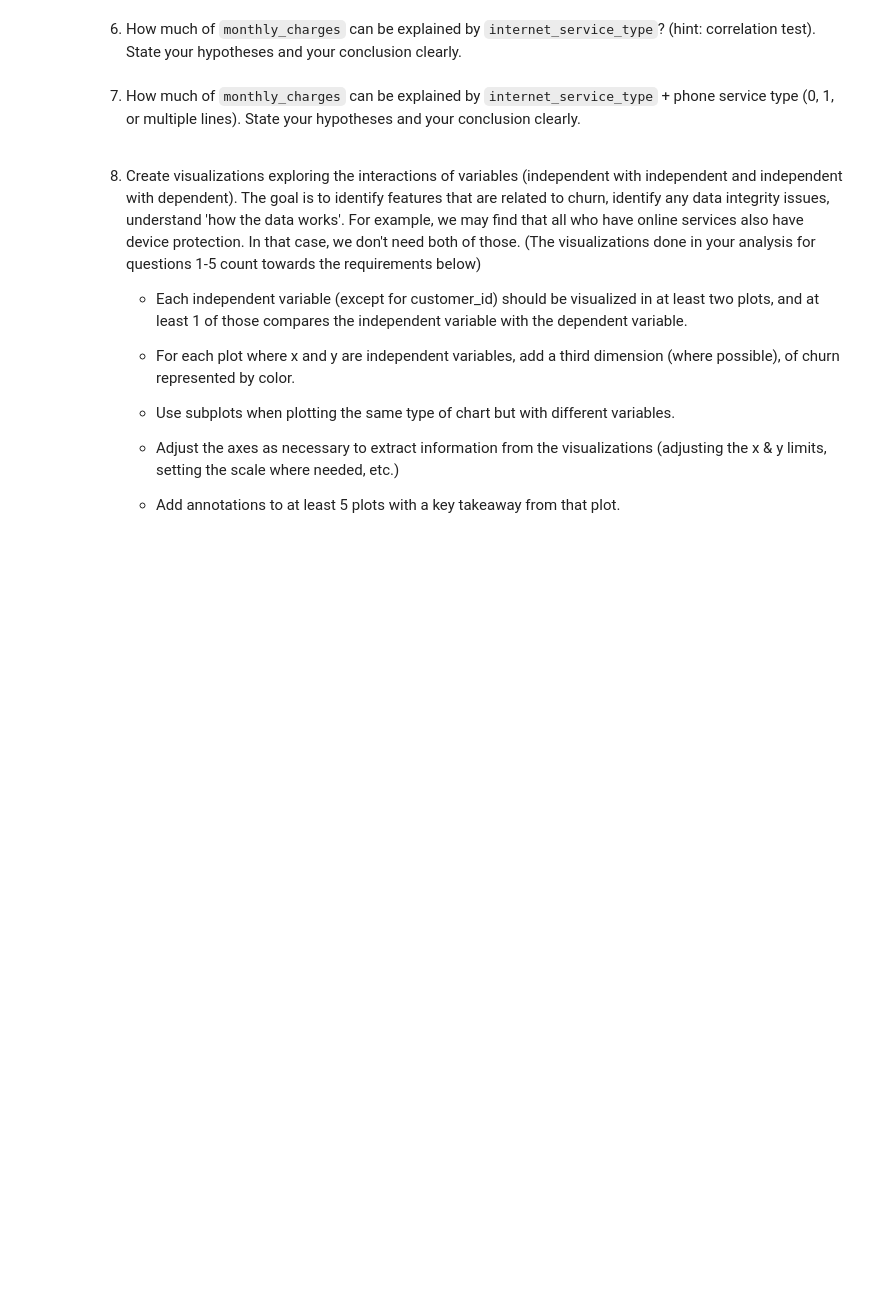
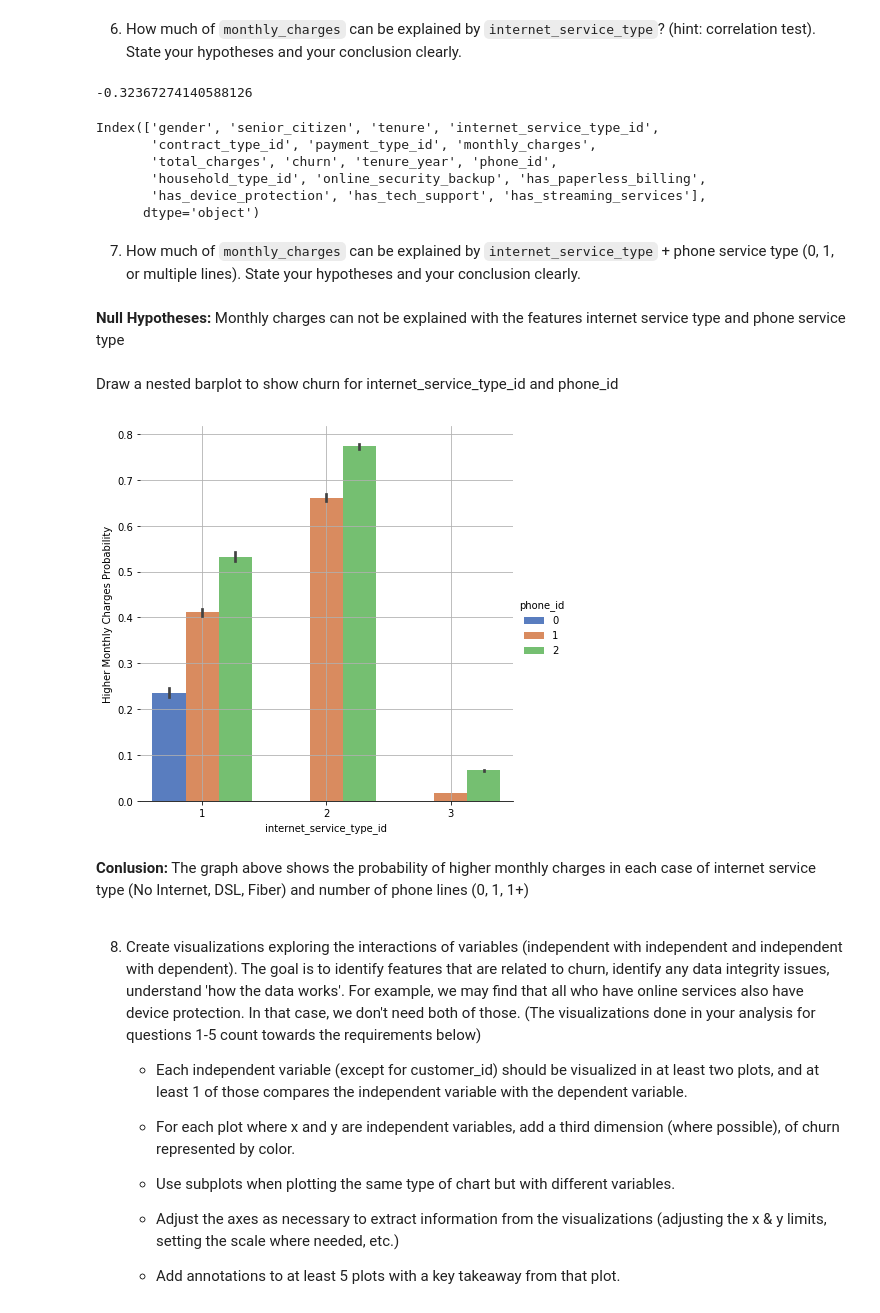
Before and after one commit to ericescalante-jasondunn/classification_project, a Jupyter notebook: Project_Master.ipynb, the cells around one changed output. Drawn from its saved outputs; the diff is of its cells as text; code cells hidden in the pictures; blank space fills up the shorter version.

````diff
--- a/Project_Master.ipynb
+++ b/Project_Master.ipynb
@@ -363,7 +363,7 @@ def change_to_boolean(x):
         new_val = 0
     return new_val
 # %%
-cols_to_bool = ['paperless_billing', 'device_protection', 'tech_support']
+cols_to_bool = ['paperless_billing', 'device_protection', 'tech_support', 'streaming_services']
 
 for col in cols_to_bool:
     new_col_name = 'has_'+col
@@ -436,8 +436,33 @@ Ttest_indResult(statistic=106.0519180040615, pvalue=0.0)
 6. How much of ```monthly_charges``` can be explained by ```internet_service_type```? (hint: correlation test). State your hypotheses and your conclusion clearly.
 # %%
 np.corrcoef(train_df.monthly_charges, train_df.internet_service_type_id)[0, 1]
+# %% [output]
+-0.32367274140588126
+# %%
+train_df.columns
+# %% [output]
+Index(['gender', 'senior_citizen', 'tenure', 'internet_service_type_id',
+       'contract_type_id', 'payment_type_id', 'monthly_charges',
+       'total_charges', 'churn', 'tenure_year', 'phone_id',
+       'household_type_id', 'online_security_backup', 'has_paperless_billing',
+       'has_device_protection', 'has_tech_support', 'has_streaming_services'],
+      dtype='object')
 # %% [markdown]
 7. How much of ```monthly_charges``` can be explained by ```internet_service_type``` + phone service type (0, 1, or multiple lines). State your hypotheses and your conclusion clearly.
+# %% [markdown]
+**Null Hypotheses:** Monthly charges can not be explained with the features internet service type and phone service type
+# %% [markdown]
+Draw a nested barplot to show churn for internet_service_type_id and phone_id
+# %%
+g = sns.catplot(x="internet_service_type_id", y="monthly_charges", hue="phone_id", data=train_df,
+                height=6, kind="bar", palette="muted")
+g.despine(left=True)
+g.set_ylabels("Higher Monthly Charges Probability")
+plt.grid(b = True , which = "major")
+# %% [output]
+[figure, added]
+# %% [markdown]
+**Conlusion:** The graph above shows the probability of higher monthly charges in each case of internet service type (No Internet, DSL, Fiber) and number of phone lines (0, 1, 1+)
 # %% [markdown]
 8. Create visualizations exploring the interactions of variables (independent with independent and independent with dependent). The goal is to identify features that are related to churn, identify any data integrity issues, understand 'how the data works'. For example, we may find that all who have online services also have device protection. In that case, we don't need both of those. (The visualizations done in your analysis for questions 1-5 count towards the requirements below)
 
````
Also changed, not shown: parts of 2 cells of this notebook.
